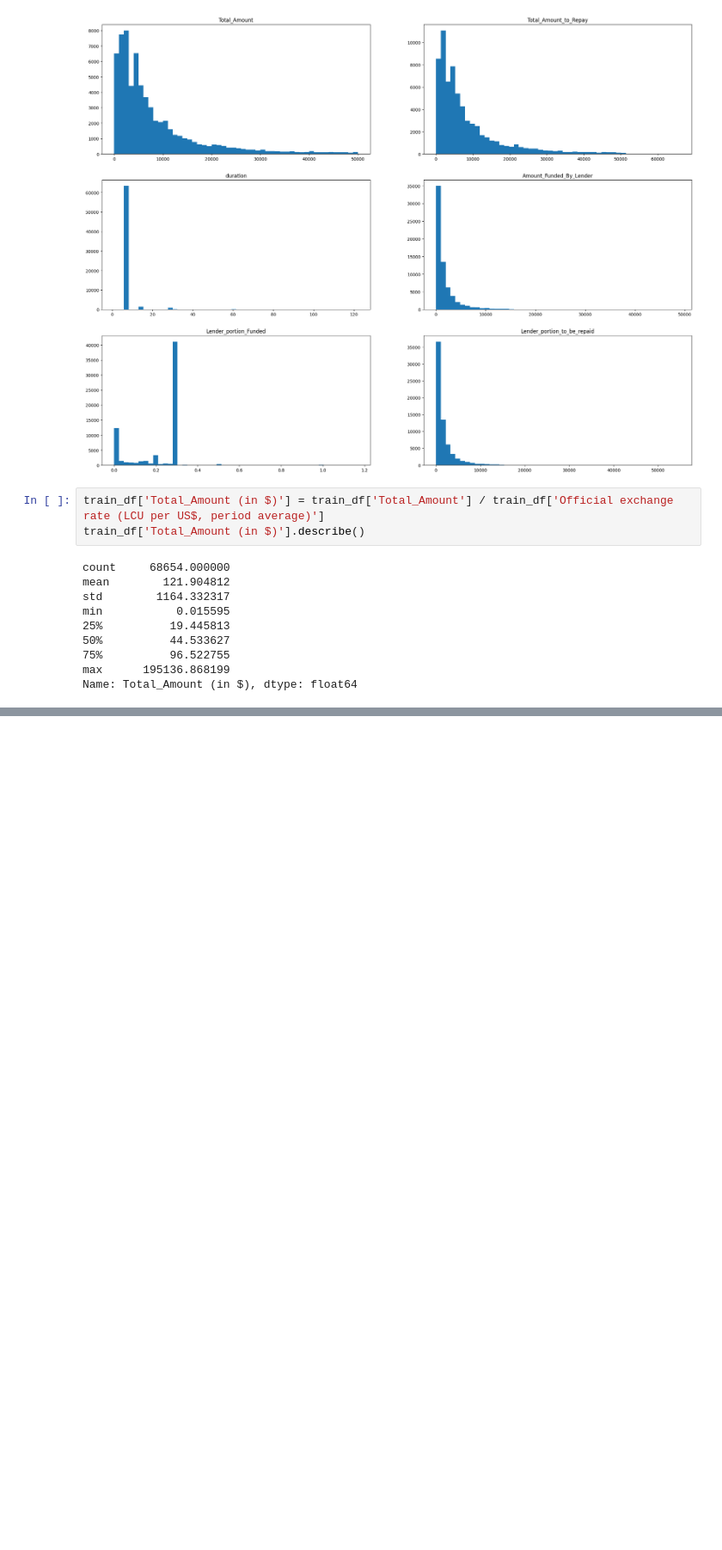
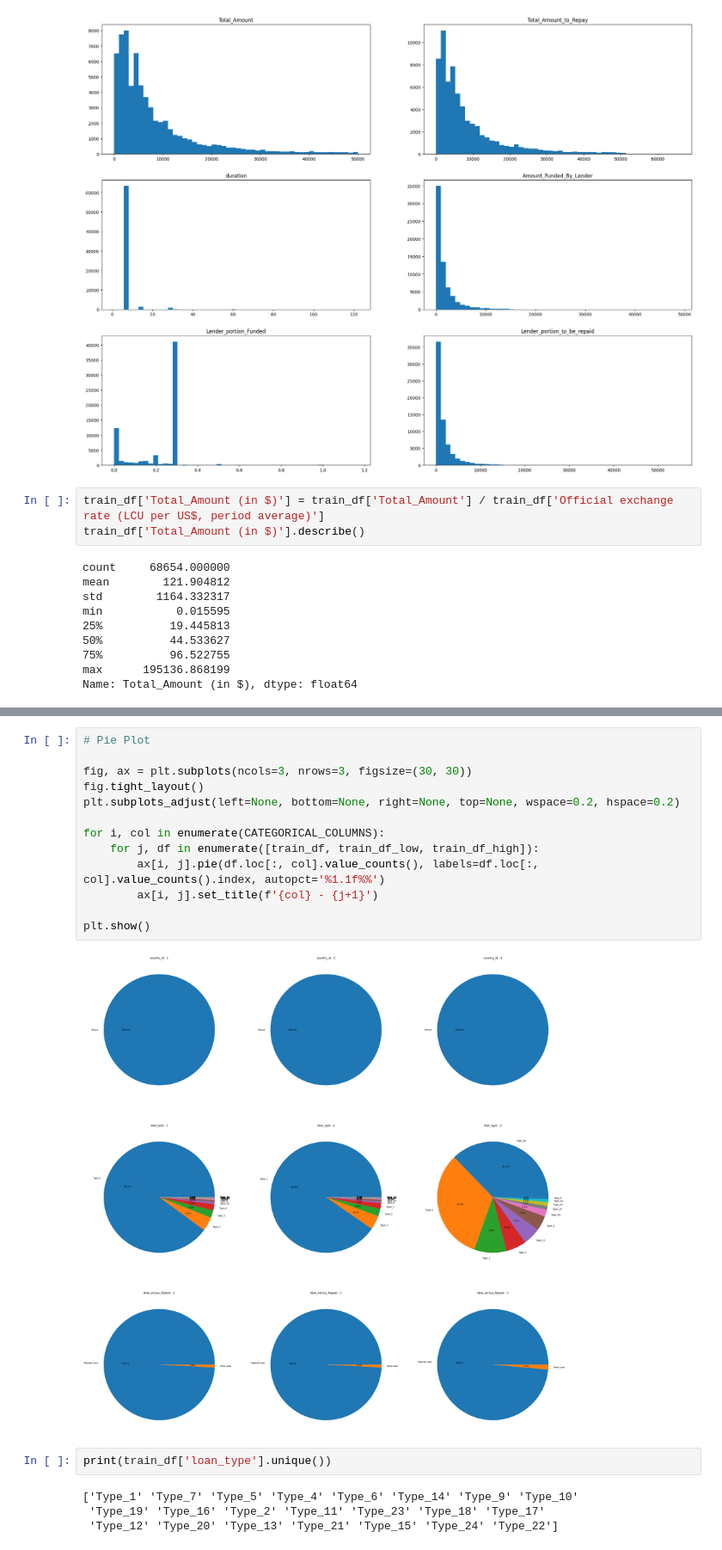
Before and after one commit to Shubham-Mate/Africa-Credit-Scoring, a Jupyter notebook: Untitled.ipynb, the cells around one changed output, grey strips where cells are left out. Shown at 86% size. Drawn from its saved outputs; the diff is of its cells as text; blank space fills up the shorter version.

```diff
--- a/Untitled.ipynb
+++ b/Untitled.ipynb
@@ -342,0 +328,21 @@ plt.hist(train_df[train_df['Total_Amount (in $)'] < 1000])
+# %%
+# Pie Plot
+
+fig, ax = plt.subplots(ncols=3, nrows=3, figsize=(30, 30))
+fig.tight_layout()
+plt.subplots_adjust(left=None, bottom=None, right=None, top=None, wspace=0.2, hspace=0.2)
+
+for i, col in enumerate(CATEGORICAL_COLUMNS):
+    for j, df in enumerate([train_df, train_df_low, train_df_high]):
+        ax[i, j].pie(df.loc[:, col].value_counts(), labels=df.loc[:, col].value_counts().index, autopct='%1.1f%%')
+        ax[i, j].set_title(f'{col} - {j+1}')
+
+plt.show()
+# %% [output]
+[figure, added]
+# %%
+print(train_df['loan_type'].unique())
+# %% [output]
+['Type_1' 'Type_7' 'Type_5' 'Type_4' 'Type_6' 'Type_14' 'Type_9' 'Type_10'
+ 'Type_19' 'Type_16' 'Type_2' 'Type_11' 'Type_23' 'Type_18' 'Type_17'
+ 'Type_12' 'Type_20' 'Type_13' 'Type_21' 'Type_15' 'Type_24' 'Type_22']
```
Also changed, not shown: parts of 34 cells of this notebook, 8 other files.
